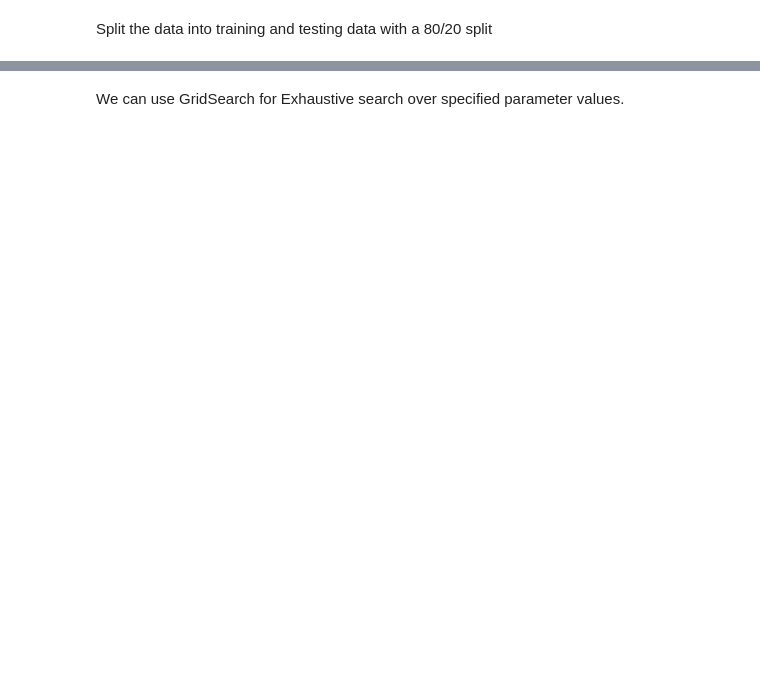
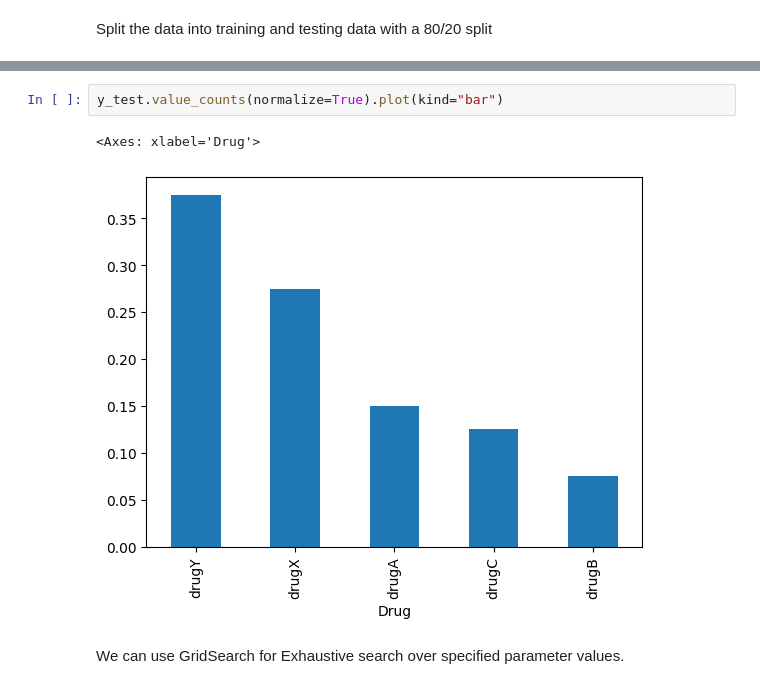
Before and after one commit to zhiyixu/ibm, a Jupyter notebook: 3.分类问题/Ramdom_forest.ipynb, the cells around one changed output, grey strips where cells are left out. Drawn from its saved outputs; the diff is of its cells as text; blank space fills up the shorter version.

```diff
--- a/3.分类问题/Ramdom_forest.ipynb
+++ b/3.分类问题/Ramdom_forest.ipynb
@@ -368,3 +637,8 @@ print ('Test set:', X_test.shape,  y_test.shape)
+# %%
+y_test.value_counts(normalize=True).plot(kind="bar")
+# %% [output]
+<Axes: xlabel='Drug'>
+[figure, added]
 # %% [markdown]
 We can use GridSearch for Exhaustive search over specified parameter values.
 # %%
```
Also changed, not shown: parts of 47 cells of this notebook, 1 other file.
